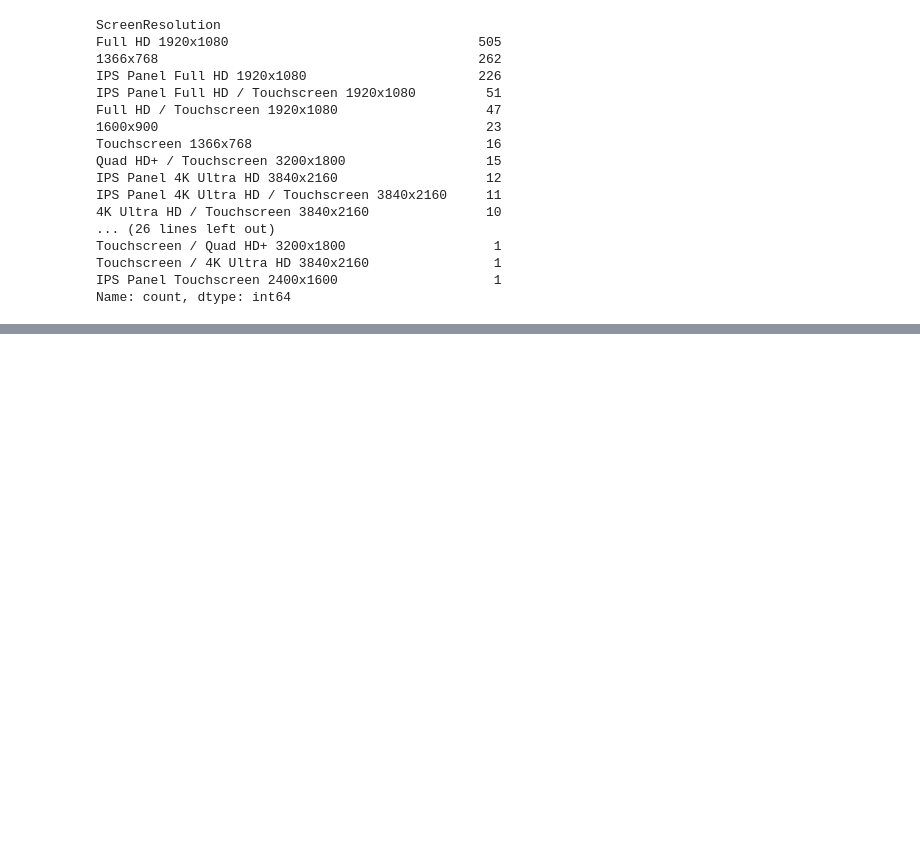
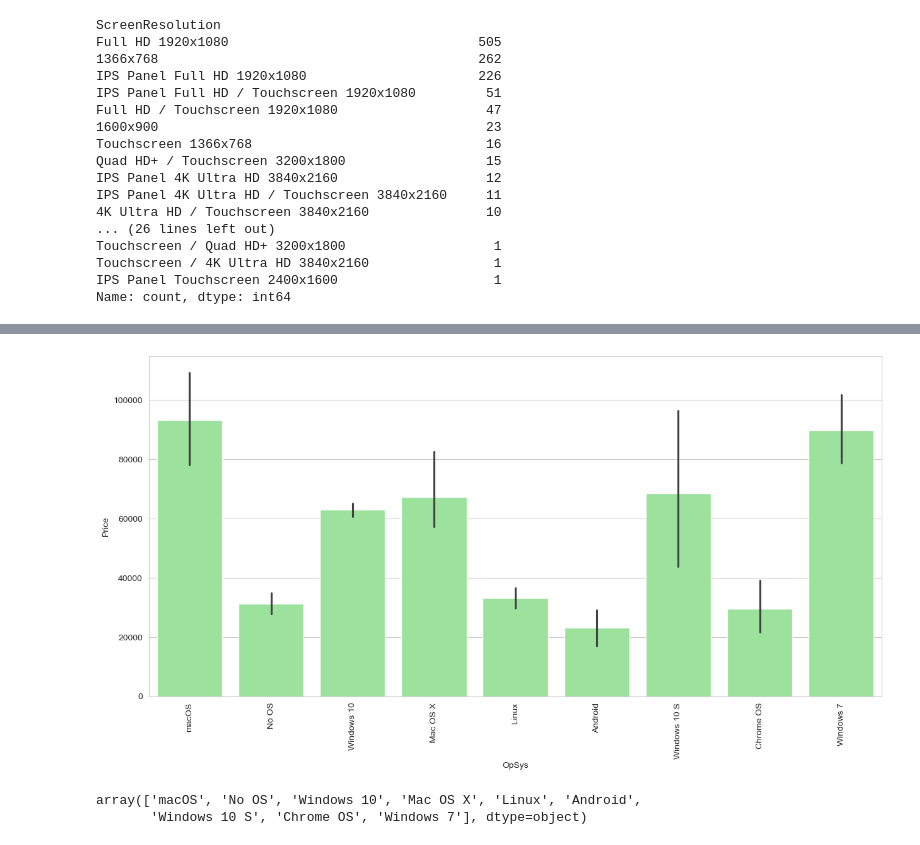
Before and after one commit to Ddasunsandeepa/laptop_price_predictor_project, a Jupyter notebook: notebooks/FC212030_Mudhitha/fc212030.ipynb, the cells around one changed output, grey strips where cells are left out. Saved outputs shown, nothing was run; the diff lists cells and outputs as text; code cells hidden in the pictures; blank space fills up the shorter version.

```diff
--- a/notebooks/FC212030_Mudhitha/fc212030.ipynb
+++ b/notebooks/FC212030_Mudhitha/fc212030.ipynb
@@ -390,0 +609,3 @@ df.sample(5)
+# %%
+df['X_res'] = df['X_res'].str.replace(',','').str.findall(r'(\d+.?\d+)').apply(lambda x:x[0])
+df.head()
@@ -444,0 +648,4 @@ df.head()
+# %%
+df['X_res'] = df['X_res'].astype('int')
+df['Y_res'] = df['Y_res'].astype('int')
+df.info()
@@ -444,0 +677,3 @@ df.head()
+# %%
+df['PPI'] = (((df['X_res']**2+df['Y_res']**2))**0.5/df['Inches']).astype('float')
+df.head()
@@ -444,0 +696,3 @@ df.head()
+# %%
+df.drop(columns=['ScreenResolution','Inches','X_res','Y_res'],inplace=True)
+df.head()
@@ -444,0 +722,12 @@ df.head()
+# %%
+plt.figure(figsize=(15,7))
+sns.barplot(x=df['OpSys'],y=df['Price'],color='lightgreen')
+plt.xticks(rotation = 'vertical')
+plt.show()
+# %% [output]
+[figure, added]
+# %%
+df['OpSys'].unique()
+# %% [output]
+array(['macOS', 'No OS', 'Windows 10', 'Mac OS X', 'Linux', 'Android',
+       'Windows 10 S', 'Chrome OS', 'Windows 7'], dtype=object)
```
Also changed, not shown: parts of 58 cells of this notebook.
